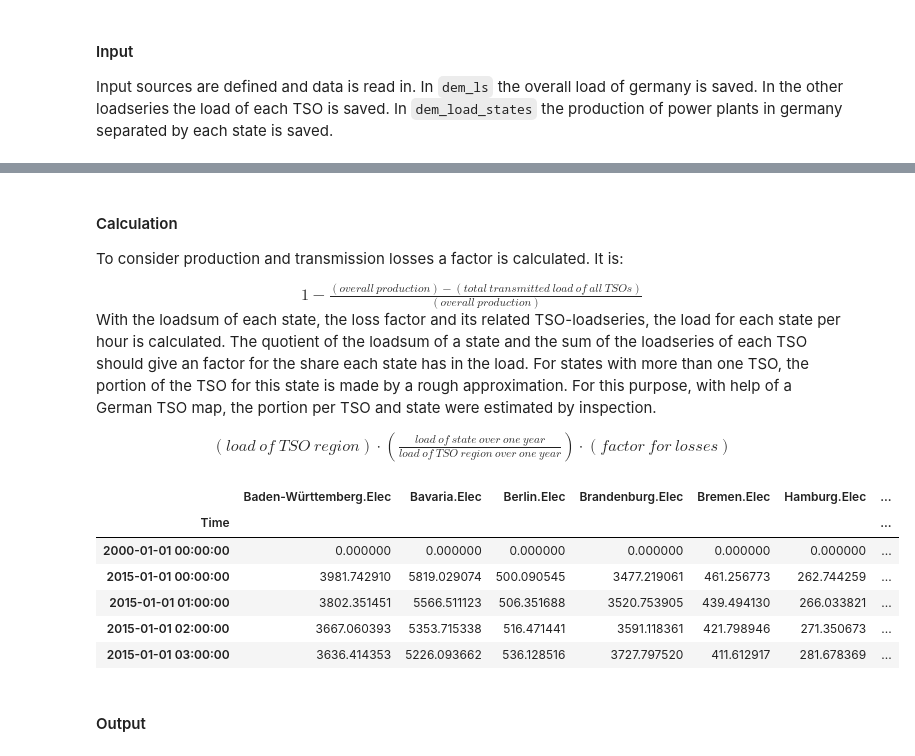
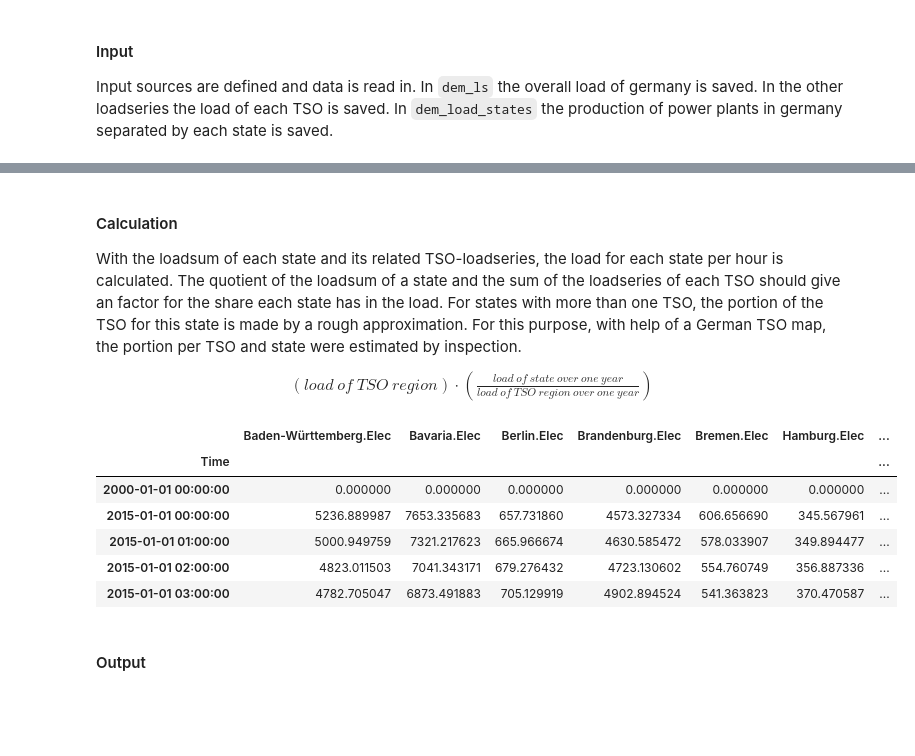
Before and after one commit to tum-ens/notebooks, a Jupyter notebook: Pre-processing data for Germany model.ipynb, the cells around one changed output, grey strips where cells are left out. Cells and saved outputs as stored; diff of their text form; code cells hidden in the pictures; blank space fills up the shorter version.

```diff
--- a/Pre-processing data for Germany model.ipynb
+++ b/Pre-processing data for Germany model.ipynb
@@ -217,7 +217,7 @@ cap_plants = pd.concat([cap_ren, cap_conv], axis=1)
 # Rename fuel types
 for key in cap_aggregation.keys():
     col_list = [col for col in cap_plants.columns if key in col]
-    help_sum = cap_plants[col_list].sum(axis=1)
+    help_sum = cap_plants[list(set(col_list))].sum(axis=1)
     cap_plants.drop(col_list, axis=1, inplace=True)
     cap_plants[cap_aggregation[key]] = help_sum
 
@@ -1137,35 +1137,26 @@ dem_load_states.head()
 # %% [markdown]
 #### Calculation
 
-To consider production and transmission losses a factor is calculated. It is:
-<center>
-$1- \frac{(overall\ production) - (total\ transmitted\ load\ of\ all\ TSOs)}{(overall\ production)}$
-</center>
+With the loadsum of each state and its related TSO-loadseries, the load for each state per hour is calculated. The quotient of the loadsum of a state and the sum of the loadseries of each TSO should give an factor for the share each state has in the load. For states with more than one TSO, the portion of the TSO for this state is made by a rough approximation. For this purpose, with help of a German TSO map, the portion per TSO and state were estimated by inspection.
 
-
-With the loadsum of each state, the loss factor and its related TSO-loadseries, the load for each state per hour is calculated. The quotient of the loadsum of a state and the sum of the loadseries of each TSO should give an factor for the share each state has in the load. For states with more than one TSO, the portion of the TSO for this state is made by a rough approximation. For this purpose, with help of a German TSO map, the portion per TSO and state were estimated by inspection.
-
-<center>$\left(load\ of\ TSO\ region\right) \cdot \left(\frac{load\ of\ state\ over\ one\ year}{load\ of\ TSO\ region\ over\ one\ year} \right) \cdot \left(factor\ for\ losses\right) $</center>
+<center>$\left(load\ of\ TSO\ region\right) \cdot \left(\frac{load\ of\ state\ over\ one\ year}{load\ of\ TSO\ region\ over\ one\ year} \right) $</center>
 # %%
 # Creating load dataframe
 dem_ts_load = pd.DataFrame()
-
-# Factor for production and transmission losses
-factor = 1 -(dem_load_states.sum(axis=1)-dem_ls.load.sum())/dem_load_states.sum(axis=1)
 
 # Calculate load timeseries for each state
 for lv in dem_load_states:
 
     # TransnetBW region
     if dem_load_states[lv].name == 'Baden-Württemberg':
-        help_df = dem_ls_tra.load*(dem_load_states[lv].values[0]/dem_ls_tra.load.sum())*factor[0]
+        help_df = dem_ls_tra.load*(dem_load_states[lv].values[0]/dem_ls_tra.load.sum())
         help_df = help_df.rename(lv)
 
     # Tennet Region
     elif ((dem_load_states[lv].name == 'Bremen')
           or (dem_load_states[lv].name== 'Niedersachsen')
           or (dem_load_states[lv].name == 'Schleswig-Holstein')):
-        help_df = dem_ls_ten.load*(dem_load_states[lv].values[0]/dem_ls_ten.load.sum())*factor[0]
+        help_df = dem_ls_ten.load*(dem_load_states[lv].values[0]/dem_ls_ten.load.sum())
         help_df = help_df.rename(lv)
 
     # 50Hertz region
@@ -1176,67 +1167,64 @@ for lv in dem_load_states:
           or (dem_load_states[lv].name == 'Sachsen')
           or (dem_load_states[lv].name == 'Sachsen-Anhalt')
           or (dem_load_states[lv].name == 'Thüringen')):
-        help_df = dem_ls_50h.load*(dem_load_states[lv].values[0]/dem_ls_50h.load.sum())*factor[0]
+        help_df = dem_ls_50h.load*(dem_load_states[lv].values[0]/dem_ls_50h.load.sum())
         help_df = help_df.rename(lv)
 
     # Amprion region
     elif ((dem_load_states[lv].name == 'Rheinland-Pfalz')
           or (dem_load_states[lv].name == 'Saarland')):
-        help_df = dem_ls_amp.load*(dem_load_states[lv].values[0]/dem_ls_amp.load.sum())*factor[0]
+        help_df = dem_ls_amp.load*(dem_load_states[lv].values[0]/dem_ls_amp.load.sum())
         help_df = help_df.rename(lv)
 
     # States with more than one TSO
     elif dem_load_states[lv].name == 'Bayern':
         help_df = ((0.15*dem_ls_amp.load+0.85*dem_ls_ten.load)
-                   *(dem_load_states[lv].values[0]/(0.15*dem_ls_amp.load.sum()+0.85*dem_ls_ten.load.sum()))
-                   *factor[0])
+                   *(dem_load_states[lv].values[0]/(0.15*dem_ls_amp.load.sum()+0.85*dem_ls_ten.load.sum())))
         help_df = help_df.rename(lv)
 
     elif dem_load_states[lv].name == 'Hessen':
         help_df = ((0.3*dem_ls_amp.load+0.7*dem_ls_ten.load)
-                   *(dem_load_states[lv].values[0]/(0.3*dem_ls_amp.load.sum()+0.7*dem_ls_ten.load.sum()))
-                   *factor[0])
+                   *(dem_load_states[lv].values[0]/(0.3*dem_ls_amp.load.sum()+0.7*dem_ls_ten.load.sum())))
         help_df = help_df.rename(lv)
 
     elif dem_load_states[lv].name == 'Nordrhein-Westfalen':
         help_df = ((0.9*dem_ls_amp.load+0.1*dem_ls_ten.load)
-                   *(dem_load_states[lv].values[0]/(0.9*dem_ls_amp.load.sum()+0.1*dem_ls_ten.load.sum()))
-                   *factor[0])
+                   *(dem_load_states[lv].values[0]/(0.9*dem_ls_amp.load.sum()+0.1*dem_ls_ten.load.sum())))
         help_df = help_df.rename(lv)
 
     else:
         print(dem_load_states[lv].name)
 
     dem_ts_load = pd.concat([dem_ts_load,help_df], axis=1)
 
 # Translate states and add .Elec to state name
 dem_ts_load = dem_ts_load.rename(columns=states_translation)
 dem_ts_load = dem_ts_load.add_suffix('.Elec')
 
 # Create rows of zeros to adjust output to the input file of urbs
 t = pd.Timestamp('2000-01-01 00:00:00')
 zero_row = pd.DataFrame({'Time': [t]})
 
 for lv in dem_load_states:
     zero_row.insert(+1,column=lv,value=0)
 
 zero_row = zero_row.rename(columns=states_translation)
 zero_row.set_index(['Time'], inplace=True)
 zero_row = zero_row.add_suffix('.Elec')
 
 # Adding row of zeros
 dem_ts_load = pd.concat([dem_ts_load, zero_row])
 
 dem_ts_load = dem_ts_load.sort_index()
 dem_ts_load.head()
 # %% [output]
 |  | Baden-Württemberg.Elec | Bavaria.Elec | Berlin.Elec | Brandenburg.Elec | Bremen.Elec | Hamburg.Elec | ... |
 | Time |  |  |  |  |  |  | ... |
 | 2000-01-01 00:00:00 | 0.000000 | 0.000000 | 0.000000 | 0.000000 | 0.000000 | 0.000000 | ... |
-| 2015-01-01 00:00:00 | 3981.742910 | 5819.029074 | 500.090545 | 3477.219061 | 461.256773 | 262.744259 | ... |
-| 2015-01-01 01:00:00 | 3802.351451 | 5566.511123 | 506.351688 | 3520.753905 | 439.494130 | 266.033821 | ... |
-| 2015-01-01 02:00:00 | 3667.060393 | 5353.715338 | 516.471441 | 3591.118361 | 421.798946 | 271.350673 | ... |
-| 2015-01-01 03:00:00 | 3636.414353 | 5226.093662 | 536.128516 | 3727.797520 | 411.612917 | 281.678369 | ... |
+| 2015-01-01 00:00:00 | 5236.889987 | 7653.335683 | 657.731860 | 4573.327334 | 606.656690 | 345.567961 | ... |
+| 2015-01-01 01:00:00 | 5000.949759 | 7321.217623 | 665.966674 | 4630.585472 | 578.033907 | 349.894477 | ... |
+| 2015-01-01 02:00:00 | 4823.011503 | 7041.343171 | 679.276432 | 4723.130602 | 554.760749 | 356.887336 | ... |
+| 2015-01-01 03:00:00 | 4782.705047 | 6873.491883 | 705.129919 | 4902.894524 | 541.363823 | 370.470587 | ... |
 # %% [markdown]
 #### Output
 # %%
```
Also changed, not shown: parts of 6 cells of this notebook, 1 other file.
